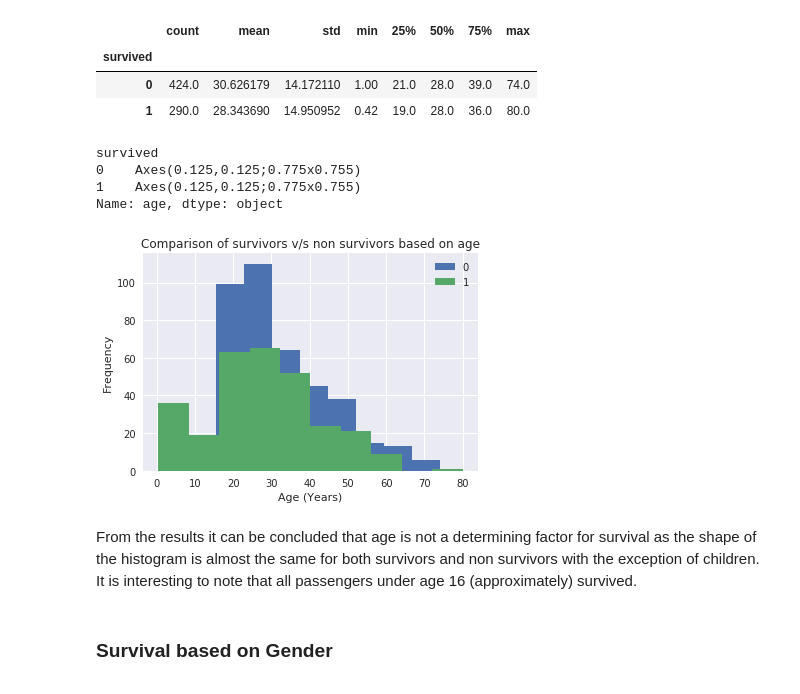
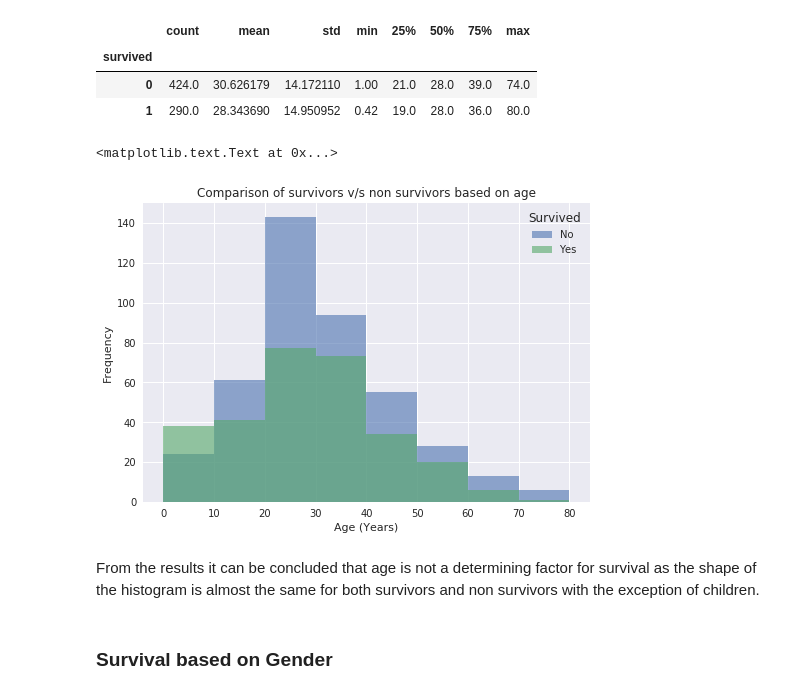
Before and after one commit to aliasm2k/titanic, a Jupyter notebook: titanic.ipynb, the cells around one changed output. Cells and saved outputs as stored; diff of their text form; code cells hidden in the pictures.

```diff
--- a/titanic.ipynb
+++ b/titanic.ipynb
@@ -19,6 +19,6 @@ import csv
 import pandas as pd
 titanic_df = pd.read_csv('titanic.csv', quoting=csv.QUOTE_MINIMAL, skiprows=[0],
                          names=['passenger_id', 'survived', 'class', 'name', 'sex', 'age',
-                                'n_siblings', 'n_parents', 'ticket_id', 'fare', 'cabin', 'port'])
+                                'sib_sp', 'par_ch', 'ticket_id', 'fare', 'cabin', 'port'])
 titanic_df.head()
 # %% [output]
@@ -86,20 +86,18 @@ survivors.describe()
 # %%
 %matplotlib inline
 import matplotlib.pyplot as plt
 import seaborn as sns
 
-plt.xlabel('Age (Years)')
-plt.ylabel('Frequency')
+ax1, ax2 = survivors.plot(kind='hist', legend=True, alpha=0.6, bins=range(0, 90, 10))
+ax1.set_xlabel('Age (Years)')
+ax1.legend(['No', 'Yes'], title='Survived', loc='upper right')
+ax2.set_ylabel('Frequency')
 plt.title('Comparison of survivors v/s non survivors based on age')
-survivors.plot(kind='hist', legend=True)
 # %% [output]
-survived
-0    Axes(0.125,0.125;0.775x0.755)
-1    Axes(0.125,0.125;0.775x0.755)
-Name: age, dtype: object
+<matplotlib.text.Text at 0x...>
-[figure, old version]
+[figure, new version]
 # %% [markdown]
-From the results it can be concluded that age is not a determining factor for survival as the shape of the histogram is almost the same for both survivors and non survivors with the exception of children. It is interesting to note that all passengers under age 16 (approximately) survived.
+From the results it can be concluded that age is not a determining factor for survival as the shape of the histogram is almost the same for both survivors and non survivors with the exception of children.
 # %% [markdown]
 ### Survival based on Gender
 # %%
```
Also changed, not shown: parts of 24 cells of this notebook.
